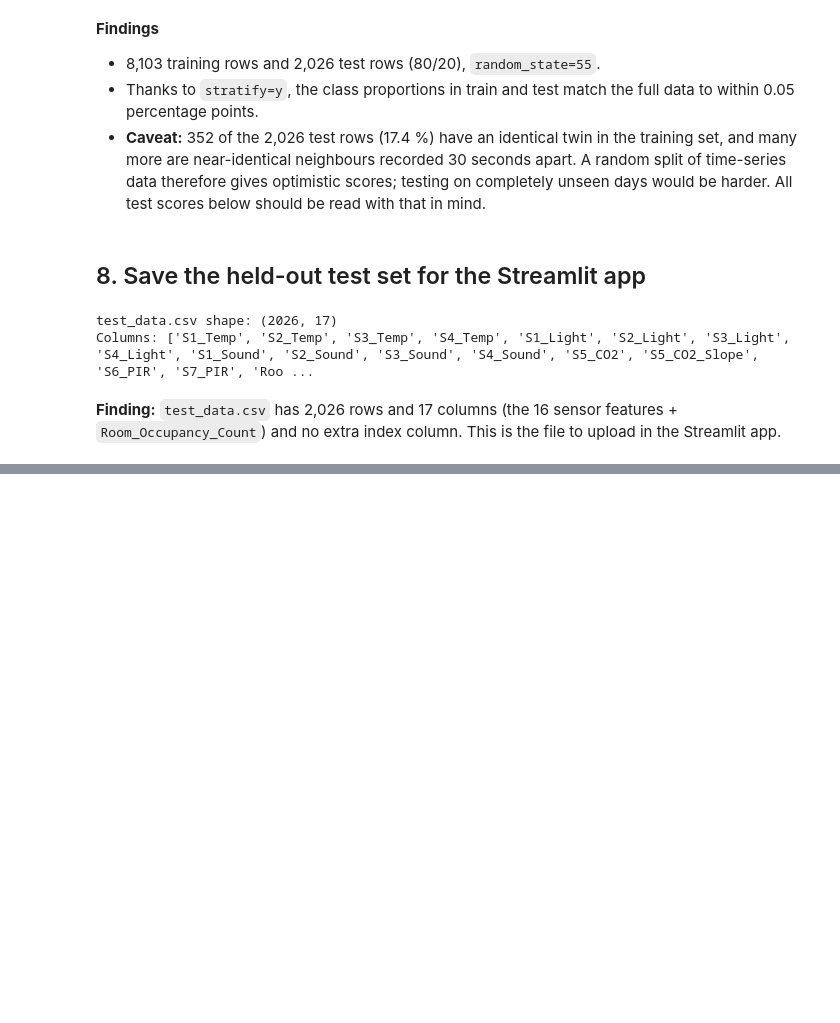
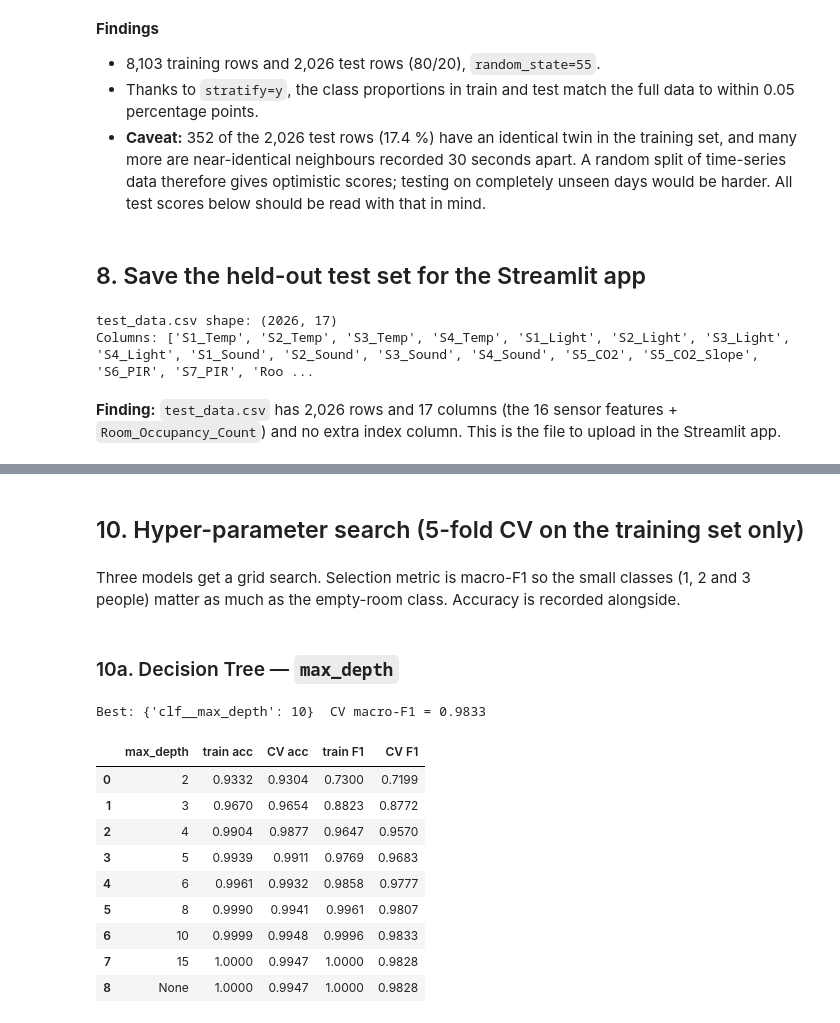
Before and after one commit to Manjeet-Agarwal/room-occupancy-ML-assignment, a Jupyter notebook: notebooks/train_models.ipynb, the cells around one changed output, grey strips where cells are left out. Drawn from its saved outputs; the diff is of its cells as text; code cells hidden in the pictures; blank space fills up the shorter version.

Commit message:
Build scaler+classifier pipelines, grid-search tree depth, k and SVM C, train all five models

```diff
--- a/notebooks/train_models.ipynb
+++ b/notebooks/train_models.ipynb
@@ -312,0 +315,14 @@ Columns: ['S1_Temp', 'S2_Temp', 'S3_Temp', 'S4_Temp', 'S1_Light', 'S2_Light', 'S
+# %%
+from sklearn.pipeline import Pipeline
+from sklearn.preprocessing import StandardScaler
+from sklearn.linear_model import LogisticRegression
+from sklearn.tree import DecisionTreeClassifier
+from sklearn.neighbors import KNeighborsClassifier
+from sklearn.naive_bayes import GaussianNB
+from sklearn.svm import SVC
+from sklearn.model_selection import GridSearchCV, cross_val_score
+
+
+def scaled(clf):
+    """StandardScaler followed by the classifier."""
+    return Pipeline([("scaler", StandardScaler()), ("clf", clf)])
@@ -312,0 +333,41 @@ Columns: ['S1_Temp', 'S2_Temp', 'S3_Temp', 'S4_Temp', 'S1_Light', 'S2_Light', 'S
+# %% [markdown]
+## 10. Hyper-parameter search (5-fold CV on the training set only)
+# %% [markdown]
+Three models get a grid search. Selection metric is macro-F1 so the small classes
+(1, 2 and 3 people) matter as much as the empty-room class. Accuracy is recorded alongside.
+# %%
+scoring = {"f1_macro": "f1_macro", "accuracy": "accuracy"}
+
+
+def run_search(pipe, grid):
+    search = GridSearchCV(pipe, grid, cv=5, scoring=scoring, refit="f1_macro",
+                          return_train_score=True, n_jobs=-1)
+    search.fit(X_train, y_train)
+    return search
+
+
+def cv_table(search, param):
+    res = pd.DataFrame(search.cv_results_)
+    table = res[[f"param_{param}", "mean_train_accuracy", "mean_test_accuracy",
+                 "mean_train_f1_macro", "mean_test_f1_macro"]]
+    table.columns = [param.replace("clf__", ""), "train acc", "CV acc", "train F1", "CV F1"]
+    return table.round(4)
+# %% [markdown]
+### 10a. Decision Tree — `max_depth`
+# %%
+tree_search = run_search(scaled(DecisionTreeClassifier(random_state=RANDOM_STATE)),
+                         {"clf__max_depth": [2, 3, 4, 5, 6, 8, 10, 15, None]})
+print("Best:", tree_search.best_params_, " CV macro-F1 =", round(tree_search.best_score_, 4))
+cv_table(tree_search, "clf__max_depth")
+# %% [output]
+Best: {'clf__max_depth': 10}  CV macro-F1 = 0.9833
+|  | max_depth | train acc | CV acc | train F1 | CV F1 |
+| 0 | 2 | 0.9332 | 0.9304 | 0.7300 | 0.7199 |
+| 1 | 3 | 0.9670 | 0.9654 | 0.8823 | 0.8772 |
+| 2 | 4 | 0.9904 | 0.9877 | 0.9647 | 0.9570 |
+| 3 | 5 | 0.9939 | 0.9911 | 0.9769 | 0.9683 |
+| 4 | 6 | 0.9961 | 0.9932 | 0.9858 | 0.9777 |
+| 5 | 8 | 0.9990 | 0.9941 | 0.9961 | 0.9807 |
+| 6 | 10 | 0.9999 | 0.9948 | 0.9996 | 0.9833 |
+| 7 | 15 | 1.0000 | 0.9947 | 1.0000 | 0.9828 |
+| 8 | None | 1.0000 | 0.9947 | 1.0000 | 0.9828 |
```
Also changed, not shown: parts of 17 cells of this notebook.
